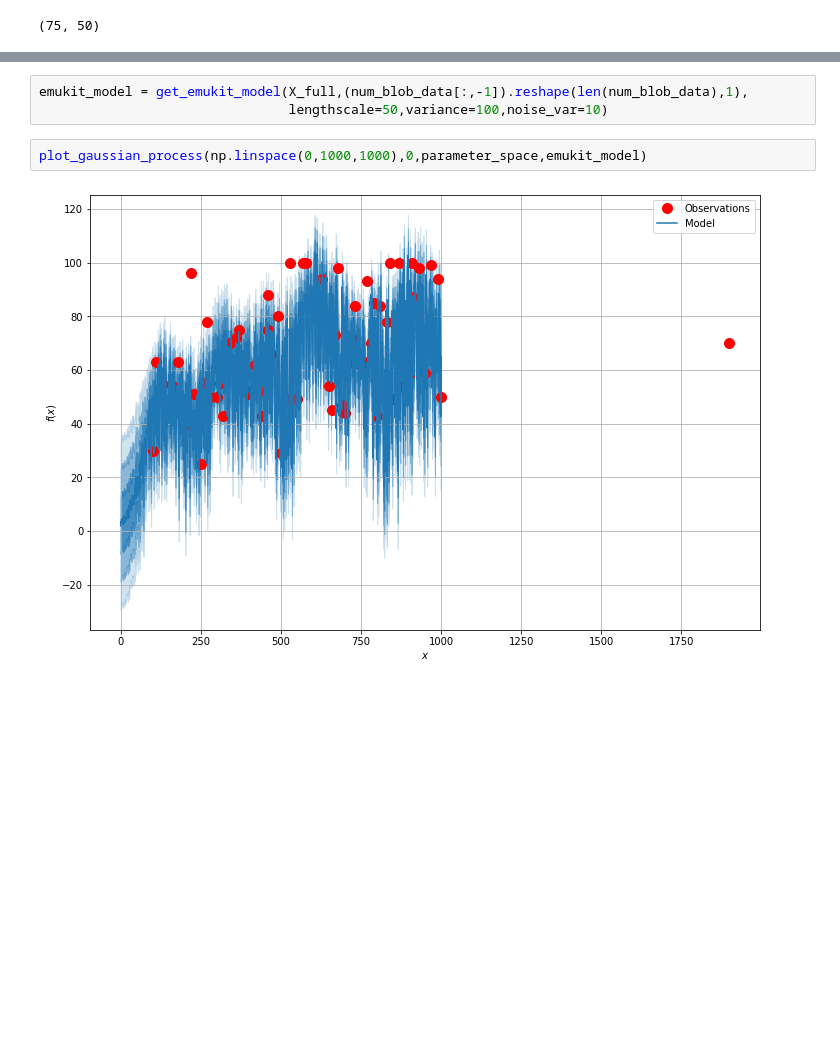
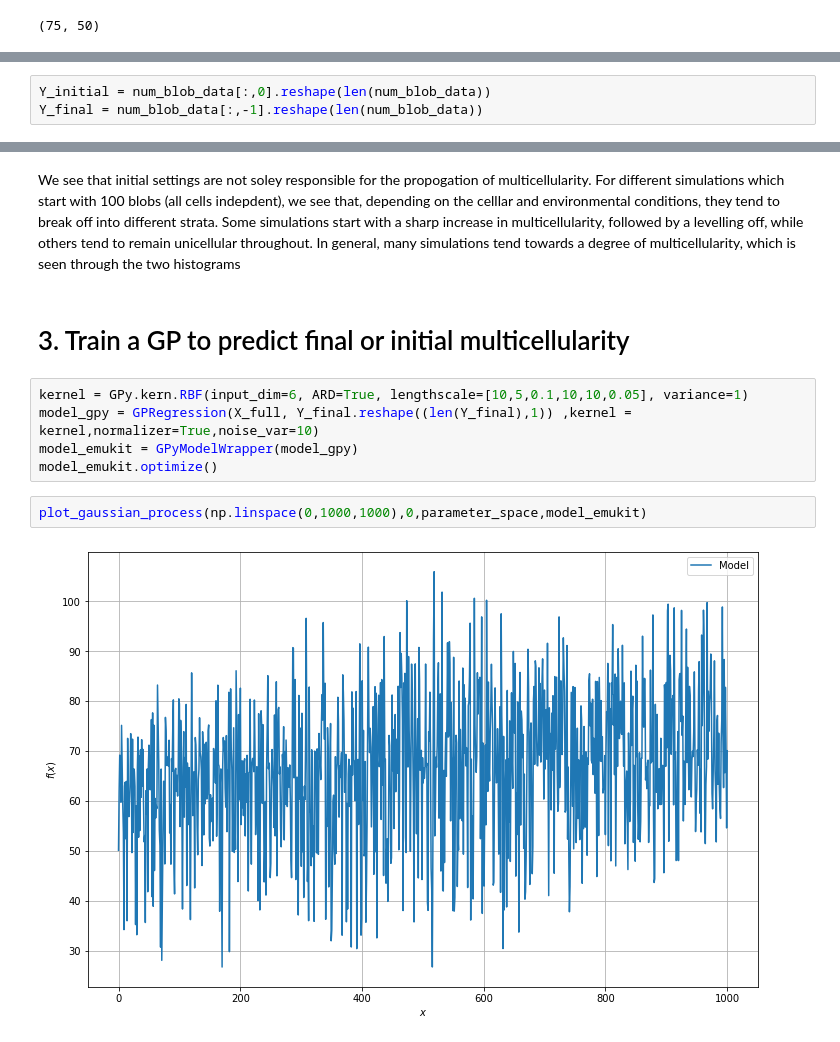
Before and after one commit to naveenr414/cell-simulation, a Jupyter notebook: scripts/notebooks/How does Multicellularity Change Over Time.ipynb, the cells around one changed output, grey strips where cells are left out. Cells and saved outputs as stored; diff of their text form; blank space fills up the shorter version.

Commit message:
Gave the multicellularity notebook a try

```diff
--- a/scripts/notebooks/How does Multicellularity Change Over Time.ipynb
+++ b/scripts/notebooks/How does Multicellularity Change Over Time.ipynb
@@ -94,0 +149,3 @@ num_blob_data.shape
+# %%
+Y_initial = num_blob_data[:,0].reshape(len(num_blob_data))
+Y_final = num_blob_data[:,-1].reshape(len(num_blob_data))
@@ -113,8 +195,14 @@ for i in range(10):
 <Figure size 432x288 with 0 Axes>
-# %%
-emukit_model = get_emukit_model(X_full,(num_blob_data[:,-1]).reshape(len(num_blob_data),1),
-                                lengthscale=50,variance=100,noise_var=10)
+# %% [markdown]
+We see that initial settings are not soley responsible for the propogation of multicellularity. For different simulations which start with 100 blobs (all cells indepdent), we see that, depending on the celllar and environmental conditions, they tend to break off into different strata. Some simulations start with a sharp increase in multicellularity, followed by a levelling off, while others tend to remain unicellular throughout. In general, many simulations tend towards a degree of multicellularity, which is seen through the two histograms
+# %% [markdown]
+# 3. Train a GP to predict final or initial multicellularity
+# %%
+kernel = GPy.kern.RBF(input_dim=6, ARD=True, lengthscale=[10,5,0.1,10,10,0.05], variance=1)
+model_gpy = GPRegression(X_full, Y_final.reshape((len(Y_final),1)) ,kernel = kernel,normalizer=True,noise_var=10)
+model_emukit = GPyModelWrapper(model_gpy)
+model_emukit.optimize()
 # %%
-plot_gaussian_process(np.linspace(0,1000,1000),0,parameter_space,emukit_model)
+plot_gaussian_process(np.linspace(0,1000,1000),0,parameter_space,model_emukit)
 # %% [output]
-[figure, old version]
+[figure, new version]
```
Also changed, not shown: parts of 37 cells of this notebook, 2 other files.
